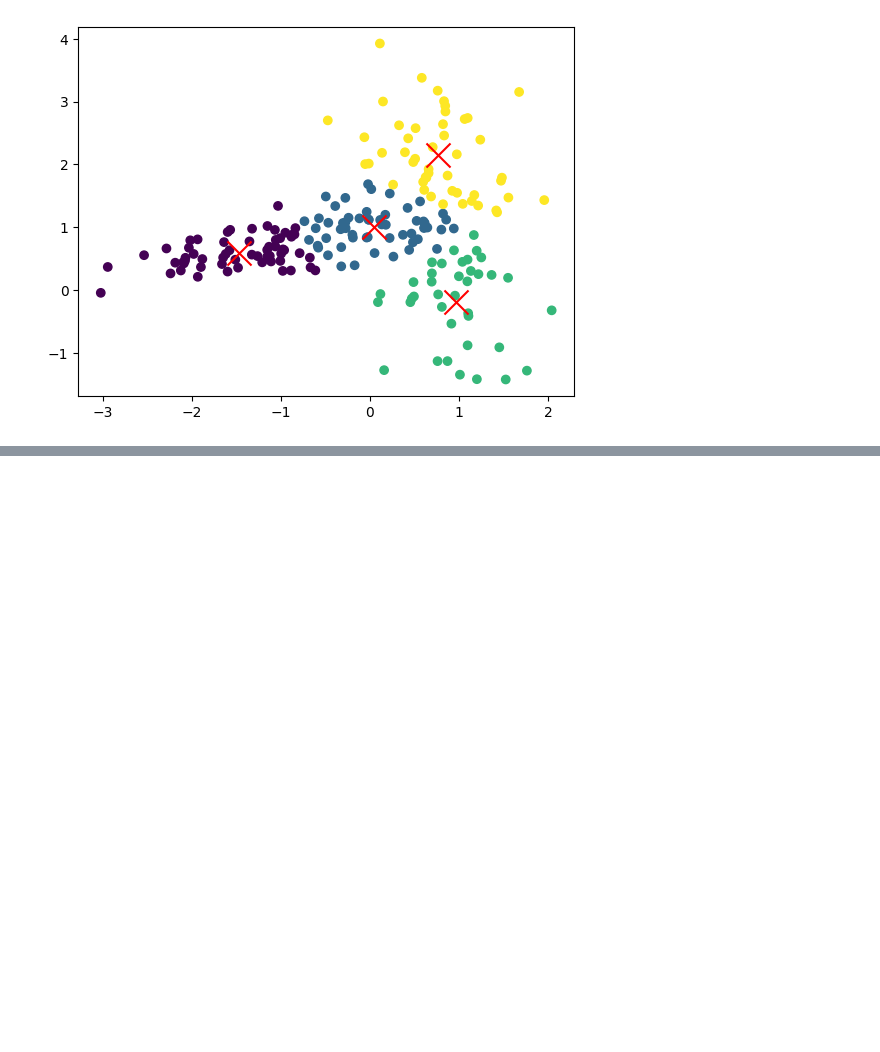
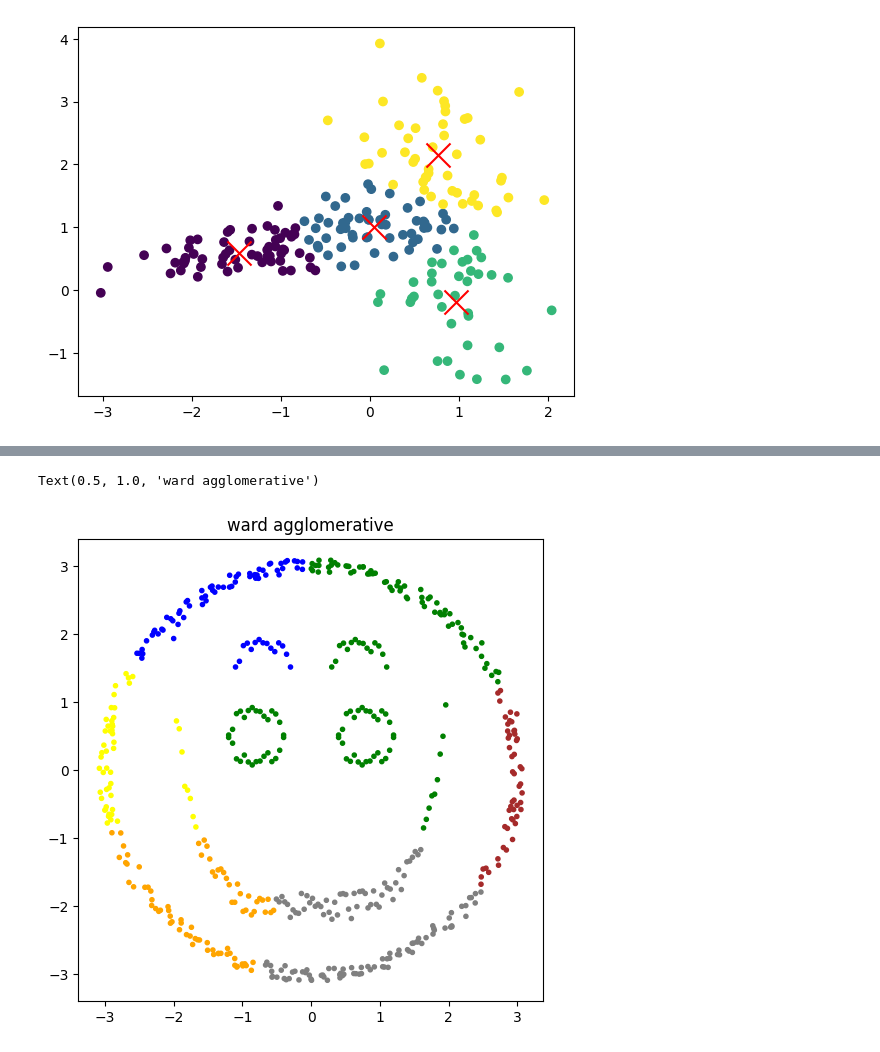
Before and after one commit to troobadure/amazinum-ds-camp, a Jupyter notebook: homeworks/lesson_13_clustering_hometask.ipynb, the cells around one changed output, grey strips where cells are left out. Cells and saved outputs as stored; diff of their text form; code cells hidden in the pictures; blank space fills up the shorter version.

Commit message:
full clustering hometask

```diff
--- a/homeworks/lesson_13_clustering_hometask.ipynb
+++ b/homeworks/lesson_13_clustering_hometask.ipynb
@@ -203,0 +260,13 @@ Final cost for 4 clusters J = 0.4576916248652856
+# %%
+from sklearn.cluster import AgglomerativeClustering
+
+clf = AgglomerativeClustering(n_clusters=6, linkage='ward')
+predicted = clf.fit_predict(points)
+
+plt.figure(figsize=(6,6))
+colors=  np.array(['green','grey', 'orange', 'brown', 'blue', 'yellow'])
+plt.scatter(points[:,0], points[:,1], c= colors[predicted], marker= '.')
+plt.title ('ward agglomerative')
+# %% [output]
+Text(0.5, 1.0, 'ward agglomerative')
+[figure, added]
```
Also changed, not shown: parts of 9 cells of this notebook.
